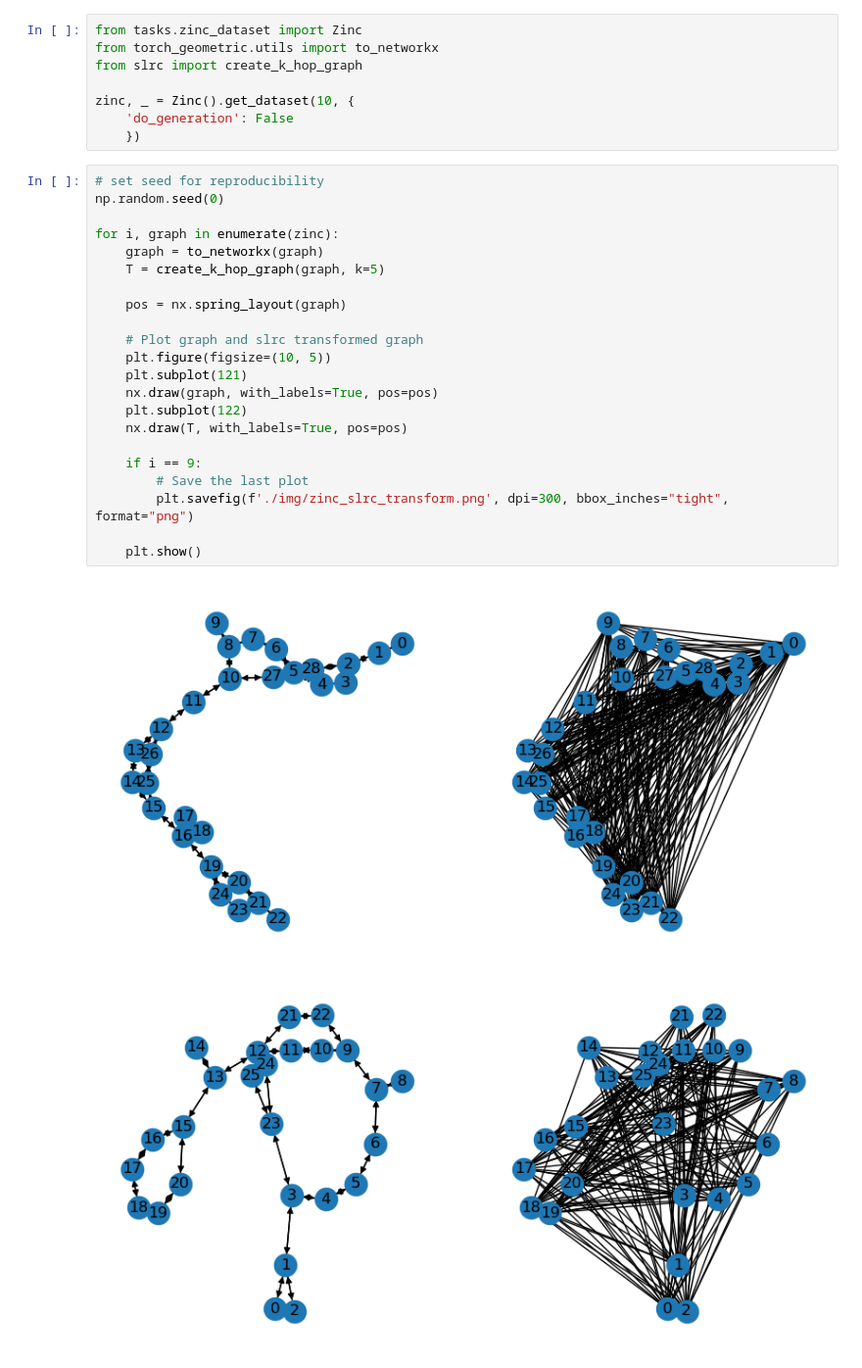
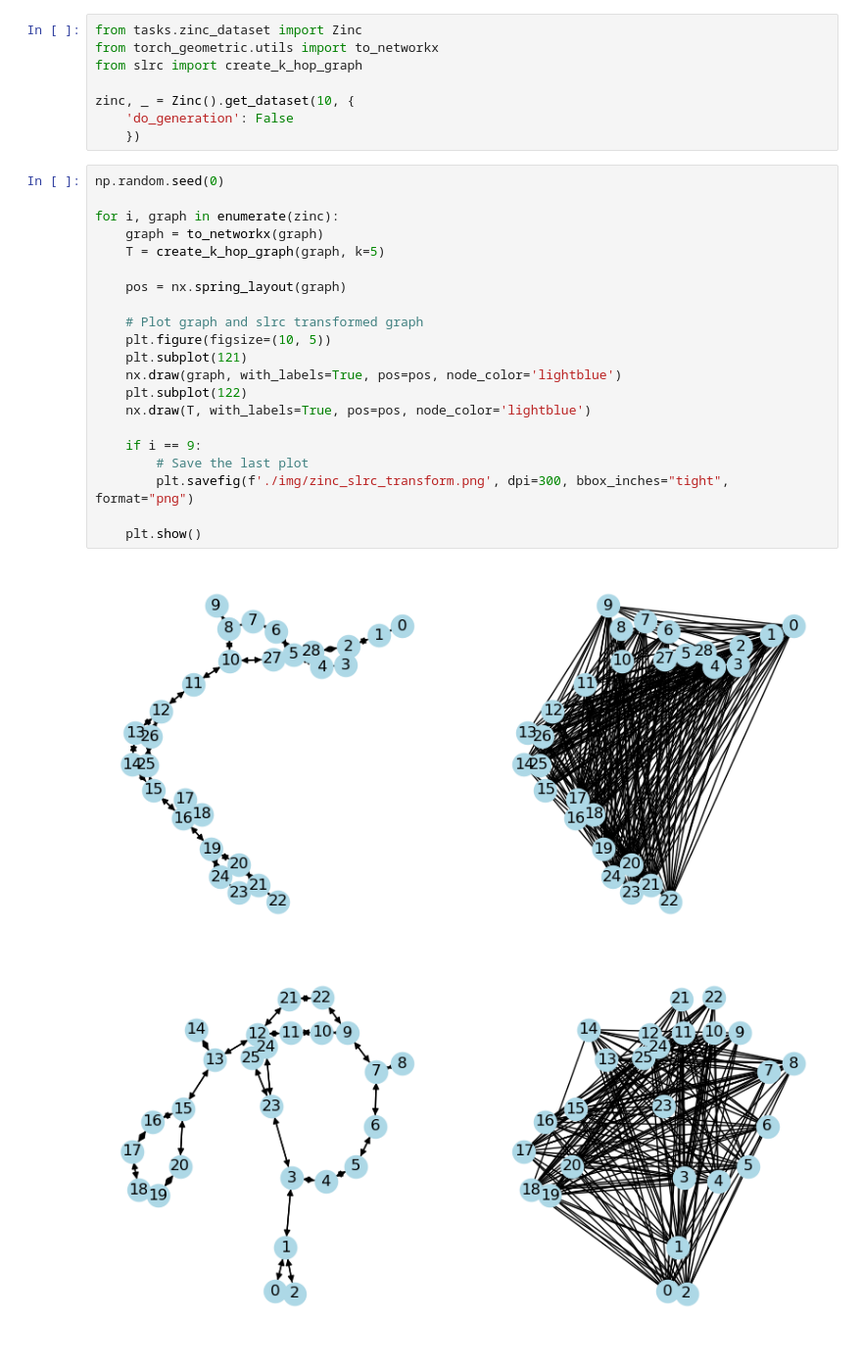
Before and after one commit to max-seeli/selective-long-range-connection-gnn, a Jupyter notebook: slrc_demo.ipynb, the cells around one changed output. Shown at 98% size. Drawn from its saved outputs; the diff is of its cells as text.

Commit message:
Updated plot color

```diff
--- a/slrc_demo.ipynb
+++ b/slrc_demo.ipynb
@@ -146,27 +146,26 @@ zinc, _ = Zinc().get_dataset(10, {
     'do_generation': False
     })
 # %%
-# set seed for reproducibility
 np.random.seed(0)
 
 for i, graph in enumerate(zinc):
     graph = to_networkx(graph)
     T = create_k_hop_graph(graph, k=5)
 
     pos = nx.spring_layout(graph)
 
     # Plot graph and slrc transformed graph
     plt.figure(figsize=(10, 5))
     plt.subplot(121)
-    nx.draw(graph, with_labels=True, pos=pos)
+    nx.draw(graph, with_labels=True, pos=pos, node_color='lightblue')
     plt.subplot(122)
-    nx.draw(T, with_labels=True, pos=pos)
+    nx.draw(T, with_labels=True, pos=pos, node_color='lightblue')
 
     if i == 9:
         # Save the last plot
         plt.savefig(f'./img/zinc_slrc_transform.png', dpi=300, bbox_inches="tight", format="png")
 
     plt.show()
 # %% [output]
-[figure, old version]
+[figure, new version]
-[figure, old version]
+[figure, new version]
```
Also changed, not shown: parts of 1 cell of this notebook, 1 other file.
